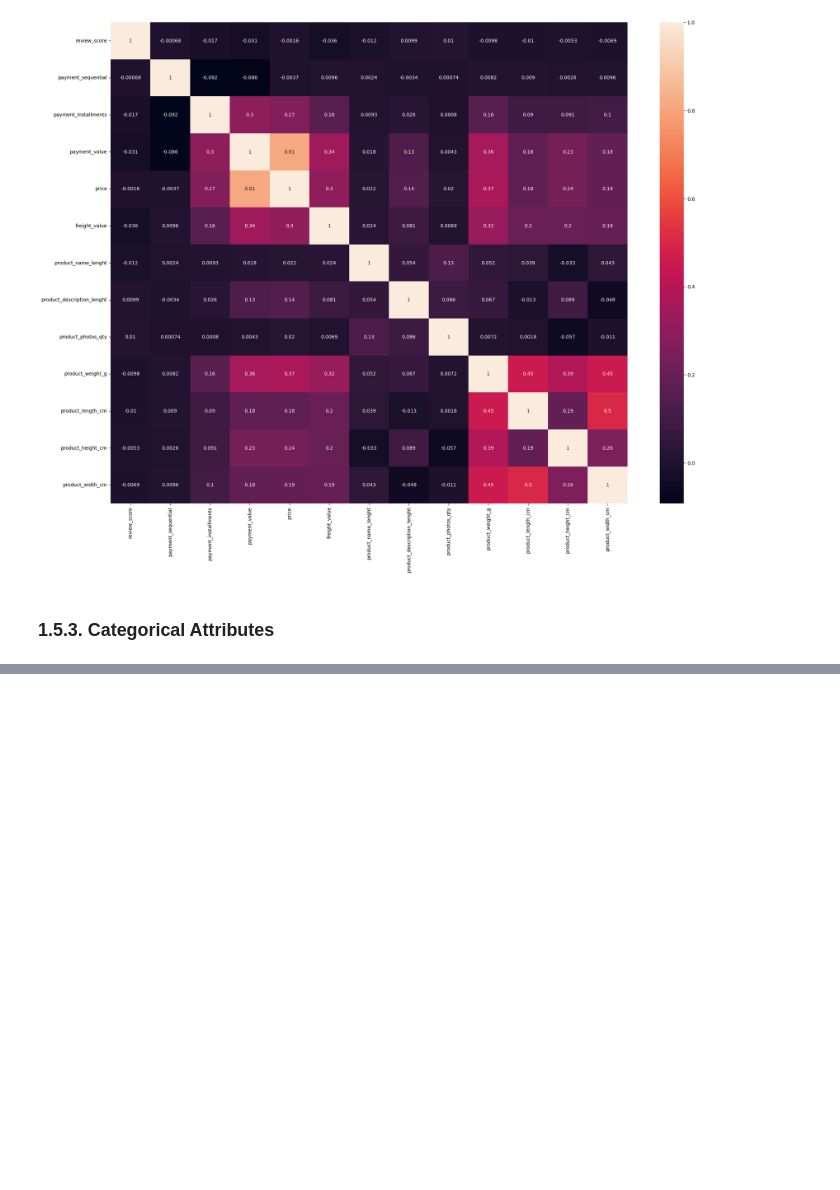
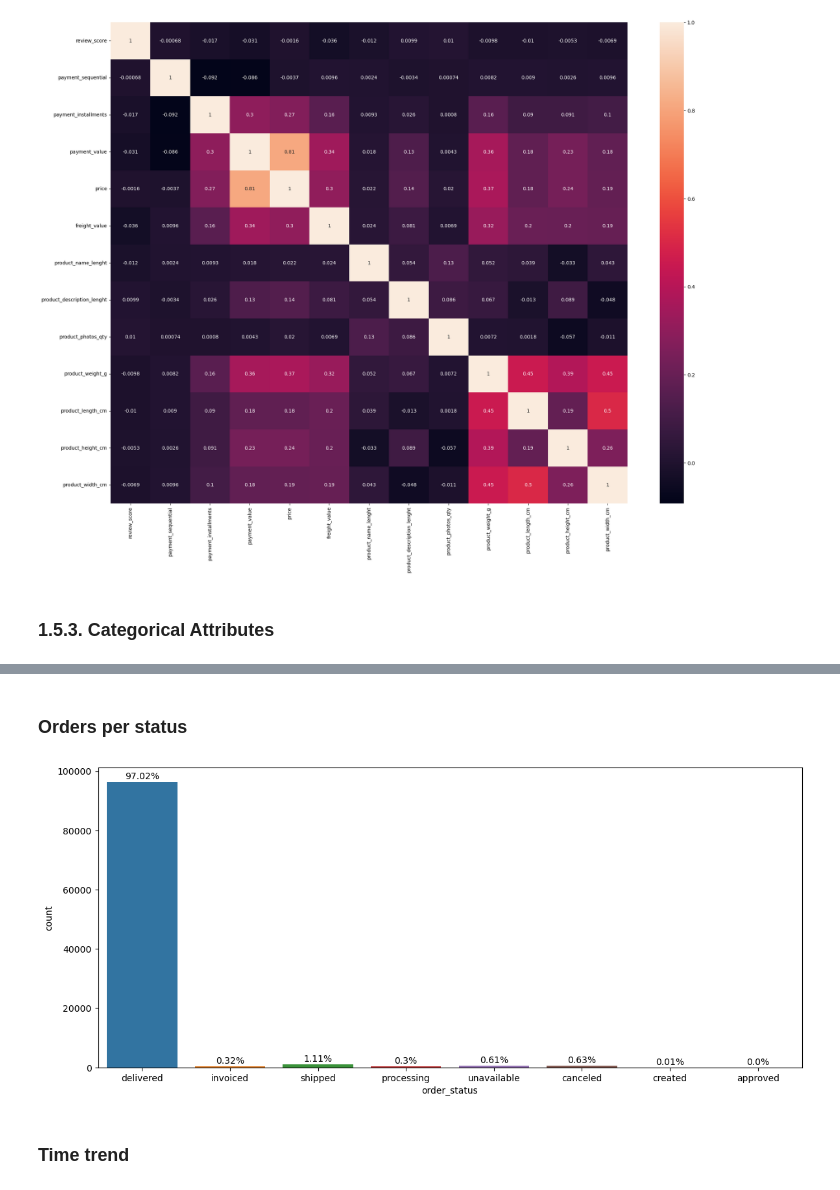
Before and after one commit to lucasquemelli/customer_satisfaction_prediction, a Jupyter notebook: customer_satisfaction_prediction.ipynb, the cells around one changed output, grey strips where cells are left out. Saved outputs shown, nothing was run; the diff lists cells and outputs as text; code cells hidden in the pictures; blank space fills up the shorter version.

```diff
--- a/customer_satisfaction_prediction.ipynb
+++ b/customer_satisfaction_prediction.ipynb
@@ -943,0 +1002,18 @@ sns.heatmap(num_attributes.corr(method="kendall"), annot=True);
+# %% [markdown]
+### Orders per status
+# %%
+df_orders = olist_orders.merge(olist_customer, how='left', on='customer_id')
+fig, ax1 = plt.subplots(figsize=(14, 6))
+ax1 = sns.countplot(x='order_status', data = df_orders)
+for p in ax1.patches:
+        ax1.annotate(format(str((p.get_height()/len(df_orders)*100).round(2)) + '%'),
+                    (p.get_x() + p.get_width()/2, p.get_height()),
+                    ha='center',
+                    va='center',
+                    xytext=(0,6),
+                    textcoords='offset points')
+plt.show()
+# %% [output]
+[figure, added]
+# %% [markdown]
+### Time trend
```
Also changed, not shown: parts of 20 cells of this notebook.
